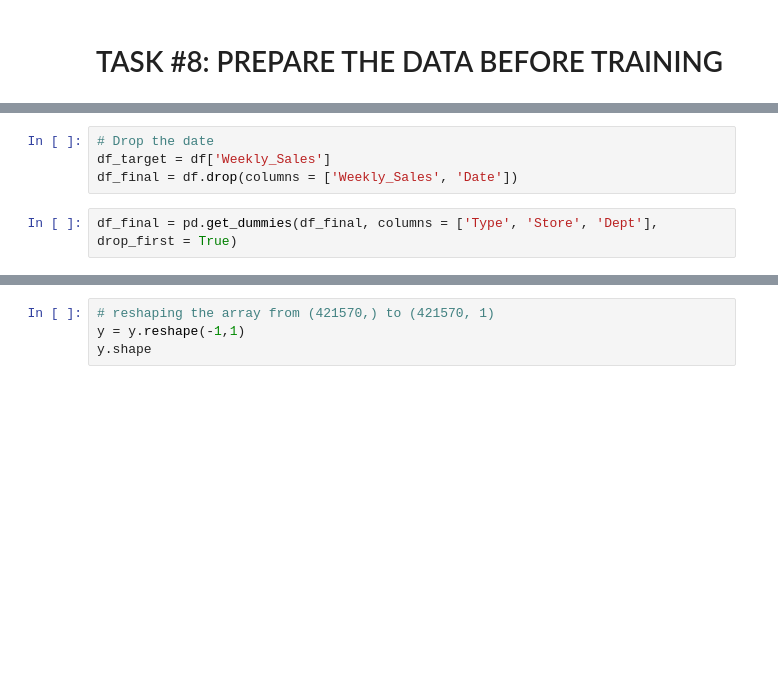
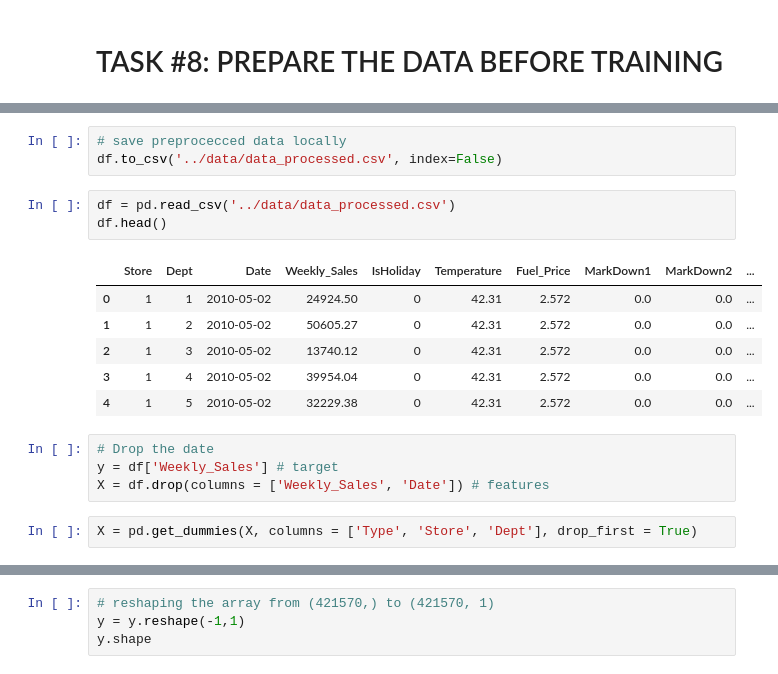
Before and after one commit to Sebastian1981/AWS_Sagemaker_Sales_Prediction, a Jupyter notebook: experiment/01_sales_forecast_eda.ipynb, the cells around one changed output, grey strips where cells are left out. Saved outputs shown, nothing was run; the diff lists cells and outputs as text; blank space fills up the shorter version.

```diff
--- a/experiment/01_sales_forecast_eda.ipynb
+++ b/experiment/01_sales_forecast_eda.ipynb
@@ -577,7 +586,20 @@ Name: Weekly_Sales, dtype: float64
+# %%
+# save preprocecced data locally
+df.to_csv('../data/data_processed.csv', index=False)
+# %%
+df = pd.read_csv('../data/data_processed.csv')
+df.head()
+# %% [output]
+|  | Store | Dept | Date | Weekly_Sales | IsHoliday | Temperature | Fuel_Price | MarkDown1 | MarkDown2 | ... |
+| 0 | 1 | 1 | 2010-05-02 | 24924.50 | 0 | 42.31 | 2.572 | 0.0 | 0.0 | ... |
+| 1 | 1 | 2 | 2010-05-02 | 50605.27 | 0 | 42.31 | 2.572 | 0.0 | 0.0 | ... |
+| 2 | 1 | 3 | 2010-05-02 | 13740.12 | 0 | 42.31 | 2.572 | 0.0 | 0.0 | ... |
+| 3 | 1 | 4 | 2010-05-02 | 39954.04 | 0 | 42.31 | 2.572 | 0.0 | 0.0 | ... |
+| 4 | 1 | 5 | 2010-05-02 | 32229.38 | 0 | 42.31 | 2.572 | 0.0 | 0.0 | ... |
 # %%
 # Drop the date
-df_target = df['Weekly_Sales']
-df_final = df.drop(columns = ['Weekly_Sales', 'Date'])
+y = df['Weekly_Sales'] # target
+X = df.drop(columns = ['Weekly_Sales', 'Date']) # features
 # %%
-df_final = pd.get_dummies(df_final, columns = ['Type', 'Store', 'Dept'], drop_first = True)
+X = pd.get_dummies(X, columns = ['Type', 'Store', 'Dept'], drop_first = True)
 # %%
```
Also changed, not shown: parts of 17 cells of this notebook.
